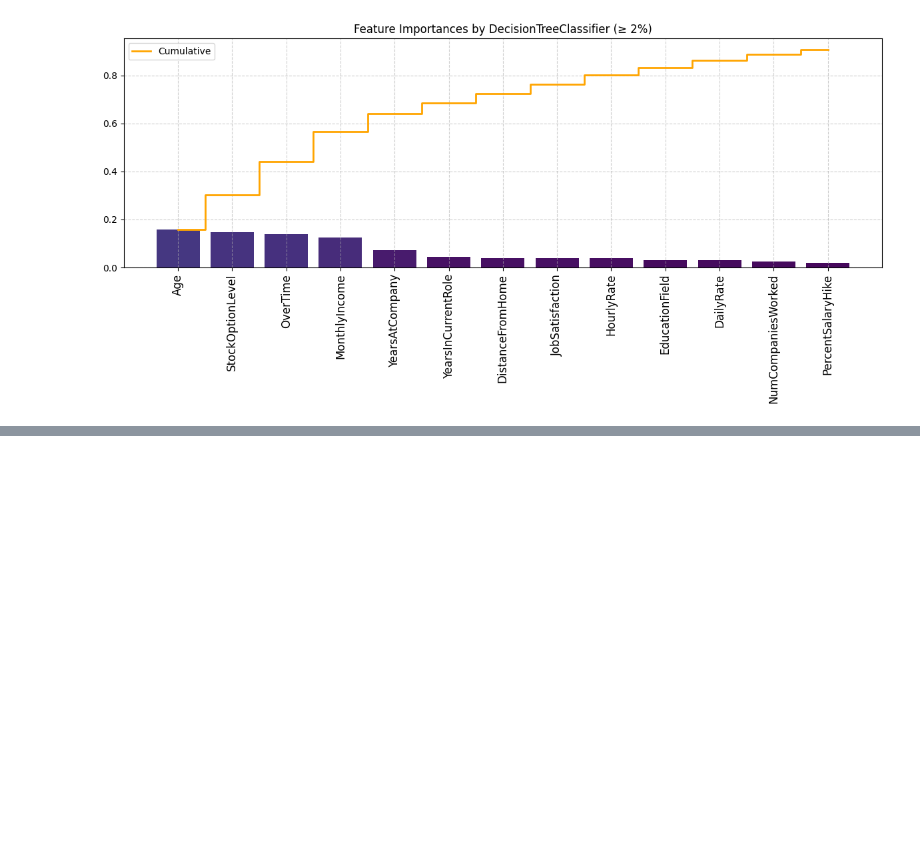
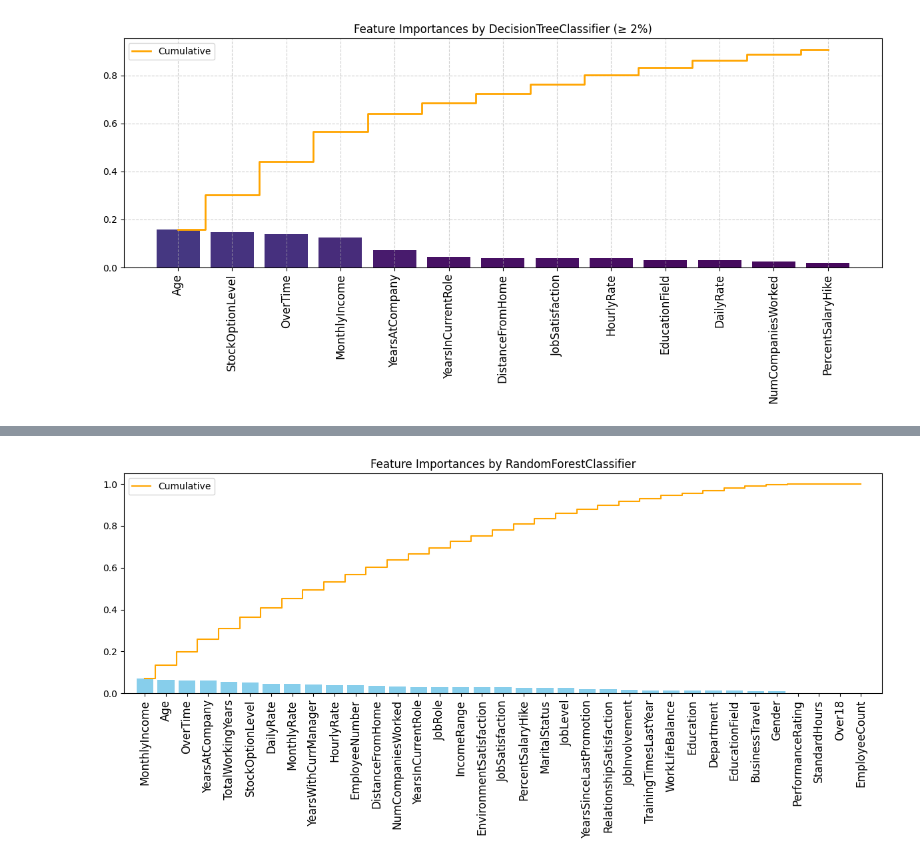
Before and after one commit to Janasya85/Datasciences, a Jupyter notebook: WA_Turnover_Prediction.ipynb, the cells around one changed output, grey strips where cells are left out. Saved outputs shown, nothing was run; the diff lists cells and outputs as text; code cells hidden in the pictures; blank space fills up the shorter version.

```diff
--- a/WA_Turnover_Prediction.ipynb
+++ b/WA_Turnover_Prediction.ipynb
@@ -1186,0 +1216,91 @@ print(df_turnover)
+# %%
+import numpy as np
+import matplotlib.pyplot as plt
+import seaborn as sns
+import pandas as pd
+
+from sklearn.ensemble import RandomForestClassifier
+from sklearn.model_selection import train_test_split
+from sklearn.metrics import (
+    accuracy_score,
+    precision_score,
+    recall_score,
+    f1_score,
+    confusion_matrix,
+    classification_report
+)
+
+# Sample load (ensure your df_turnover is loaded correctly)
+# df_turnover = pd.read_csv("your_file.csv")
+
+# Rename 'left' column to 'turnover'
+df_turnover = df_turnover.rename(columns={'left': 'turnover'})
+
+# Convert categorical variables to numeric codes
+df_turnover["Department"] = df_turnover["Department"].astype('category').cat.codes
+df_turnover["MonthlyIncome"] = df_turnover["MonthlyIncome"].astype('category').cat.codes
+
+# Define features and target
+target_name = 'turnover'
+X = df_turnover.drop('turnover', axis=1)
+y = df_turnover[target_name]
+
+# Split the dataset into training (80%) and testing (20%)
+X_train, X_test, y_train, y_test = train_test_split(
+    X, y, test_size=0.20, random_state=123, stratify=y
+)
+
+# Train Random Forest Classifier
+rf_model = RandomForestClassifier(
+    n_estimators=100,
+    class_weight='balanced',
+    min_samples_leaf=5,
+    random_state=123
+)
+rf_model.fit(X_train, y_train)
+
+# Feature importance plot
+importances = rf_model.feature_importances_
+feat_names = X.columns
+indices = np.argsort(importances)[::-1]
+
+plt.figure(figsize=(12,6))
+plt.title("Feature Importances by RandomForestClassifier")
+plt.bar(range(len(indices)), importances[indices], align="center", color='skyblue')
+plt.step(range(len(indices)), np.cumsum(importances[indices]), where='mid', label='Cumulative', color='orange')
+plt.xticks(range(len(indices)), feat_names[indices], rotation='vertical', fontsize=12)
+plt.xlim([-1, len(indices)])
+plt.legend()
+plt.tight_layout()
+plt.show()
+
+# Predict on test set
+y_pred = rf_model.predict(X_test)
+
+# Evaluation metrics
+print("Model Evaluation on Test Set")
+print(f"Accuracy Score     : {accuracy_score(y_test, y_pred):.4f}")
+print(f"Precision Score    : {precision_score(y_test, y_pred):.4f}")
+print(f"Recall Score       : {recall_score(y_test, y_pred):.4f}")
+print(f"F1 Score           : {f1_score(y_test, y_pred):.4f}")
+
+# Confusion Matrix
+cm = confusion_matrix(y_test, y_pred)
+print("\nConfusion Matrix:")
+print(cm)
+
+print("\nClassification Report:")
+print(classification_report(y_test, y_pred))
+
+# Confusion matrix heatmap
+plt.figure(figsize=(6,4))
+sns.heatmap(cm, annot=True, fmt='d', cmap='Blues',
+            xticklabels=['Stayed', 'Left'],
+            yticklabels=['Stayed', 'Left'])
+plt.ylabel('Actual')
+plt.xlabel('Predicted')
+plt.title('Confusion Matrix - Random Forest')
+plt.tight_layout()
+plt.show()
+# %% [output]
+[figure, added]
```
Also changed, not shown: parts of 15 cells of this notebook.
